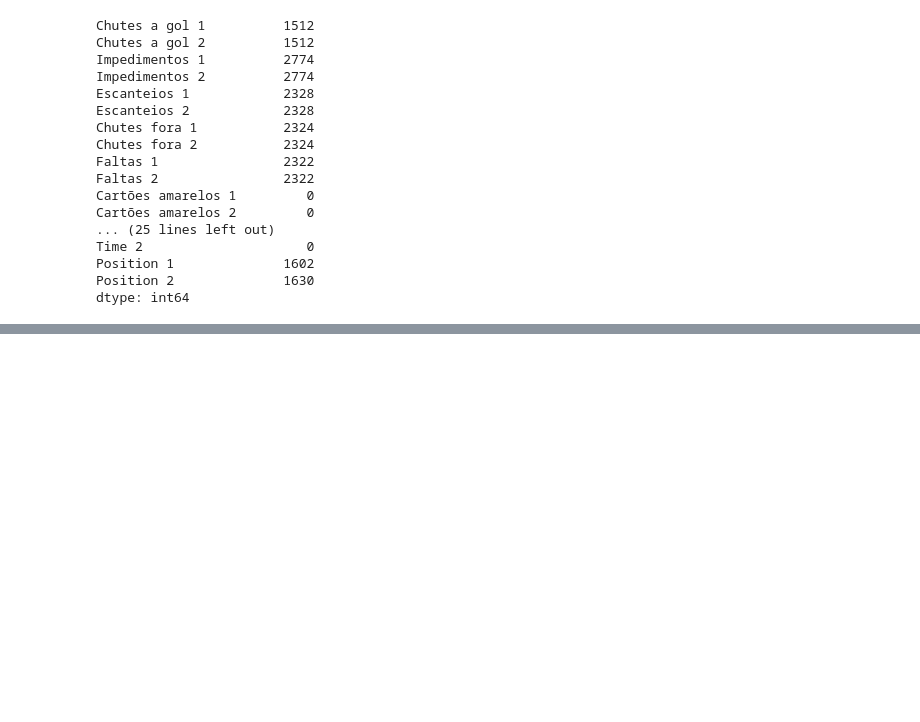
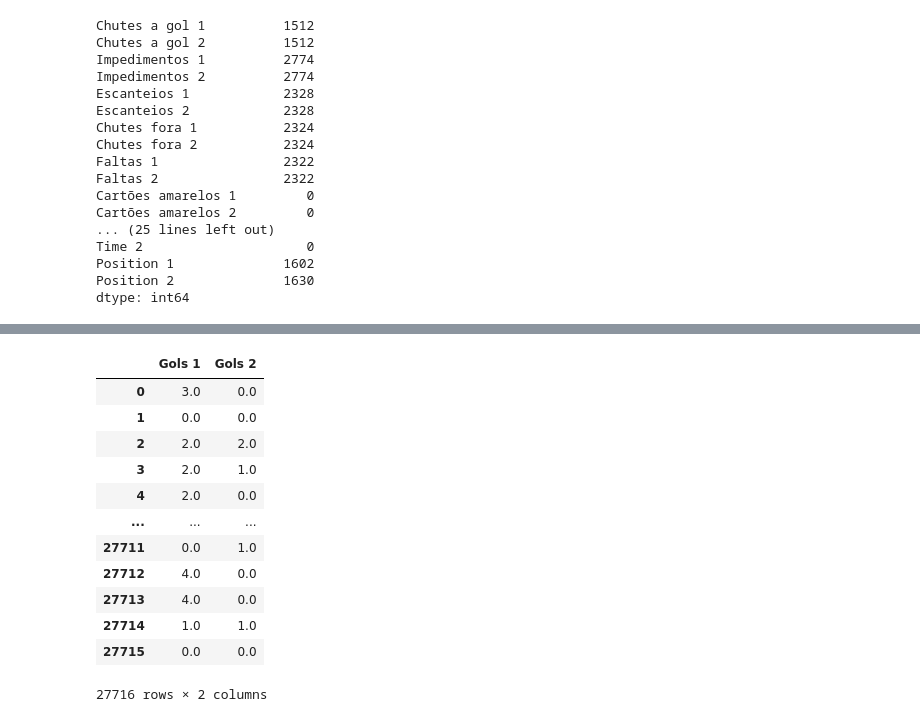
Before and after one commit to joaaosc/PS-2025.1-Oscar, a Jupyter notebook: Análise Exploratória.ipynb, the cells around one changed output, grey strips where cells are left out. Drawn from its saved outputs; the diff is of its cells as text; code cells hidden in the pictures; blank space fills up the shorter version.

```diff
--- a/Análise Exploratória.ipynb
+++ b/Análise Exploratória.ipynb
@@ -72,0 +94,16 @@ dtype: int64
+# %%
+df[['Gols 1','Gols 2']]
+# %% [output]
+|  | Gols 1 | Gols 2 |
+| 0 | 3.0 | 0.0 |
+| 1 | 0.0 | 0.0 |
+| 2 | 2.0 | 2.0 |
+| 3 | 2.0 | 1.0 |
+| 4 | 2.0 | 0.0 |
+| ... | ... | ... |
+| 27711 | 0.0 | 1.0 |
+| 27712 | 4.0 | 0.0 |
+| 27713 | 4.0 | 0.0 |
+| 27714 | 1.0 | 1.0 |
+| 27715 | 0.0 | 0.0 |
+27716 rows × 2 columns
```
Also changed, not shown: parts of 7 cells of this notebook, 1 other file.
